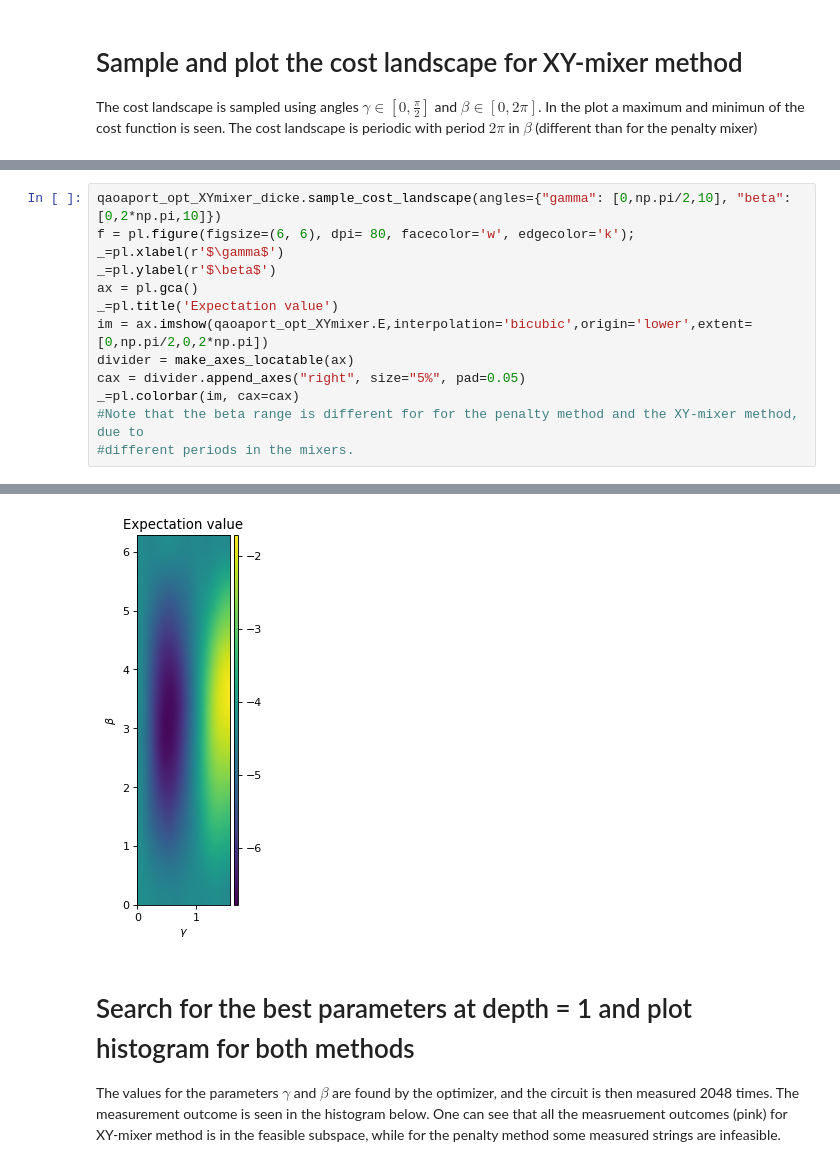
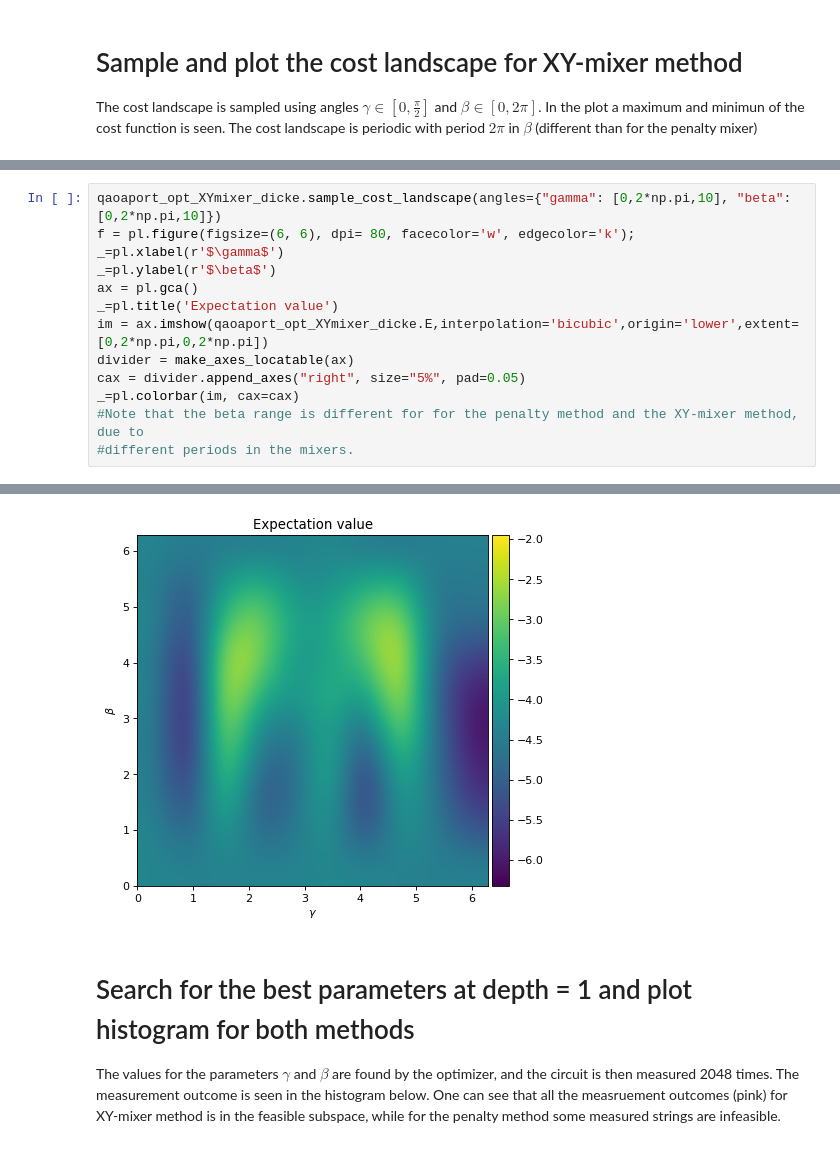
Before and after one commit to OpenQuantumComputing/QAOA, a Jupyter notebook: examples/PortfolioOptimization/ToyExample_PortOpt.ipynb, the cells around one changed output, grey strips where cells are left out. Cells and saved outputs as stored; diff of their text form.

```diff
--- a/examples/PortfolioOptimization/ToyExample_PortOpt.ipynb
+++ b/examples/PortfolioOptimization/ToyExample_PortOpt.ipynb
@@ -160,11 +160,11 @@ _=pl.colorbar(im, cax=cax)
 # %%
-qaoaport_opt_XYmixer_dicke.sample_cost_landscape(angles={"gamma": [0,np.pi/2,10], "beta": [0,2*np.pi,10]})
+qaoaport_opt_XYmixer_dicke.sample_cost_landscape(angles={"gamma": [0,2*np.pi,10], "beta": [0,2*np.pi,10]})
 f = pl.figure(figsize=(6, 6), dpi= 80, facecolor='w', edgecolor='k');
 _=pl.xlabel(r'$\gamma$')
 _=pl.ylabel(r'$\beta$')
 ax = pl.gca()
 _=pl.title('Expectation value')
-im = ax.imshow(qaoaport_opt_XYmixer.E,interpolation='bicubic',origin='lower',extent=[0,np.pi/2,0,2*np.pi])
+im = ax.imshow(qaoaport_opt_XYmixer_dicke.E,interpolation='bicubic',origin='lower',extent=[0,2*np.pi,0,2*np.pi])
 divider = make_axes_locatable(ax)
 cax = divider.append_axes("right", size="5%", pad=0.05)
 _=pl.colorbar(im, cax=cax)
@@ -180,4 +180,4 @@ _=pl.colorbar(im, cax=cax)
-[figure, old version]
+[figure, new version]
 # %% [markdown]
 # Search for the best parameters at depth = 1 and plot histogram for both methods
 The values for the parameters $\gamma$ and $\beta$ are found by the optimizer, and the circuit is then measured 2048 times. The measurement outcome is seen in the histogram below. One can see that all the measruement outcomes (pink) for XY-mixer method is in the feasible subspace, while for the penalty method some measured strings are infeasible.
```
Also changed, not shown: parts of 7 cells of this notebook, 7 other files.
